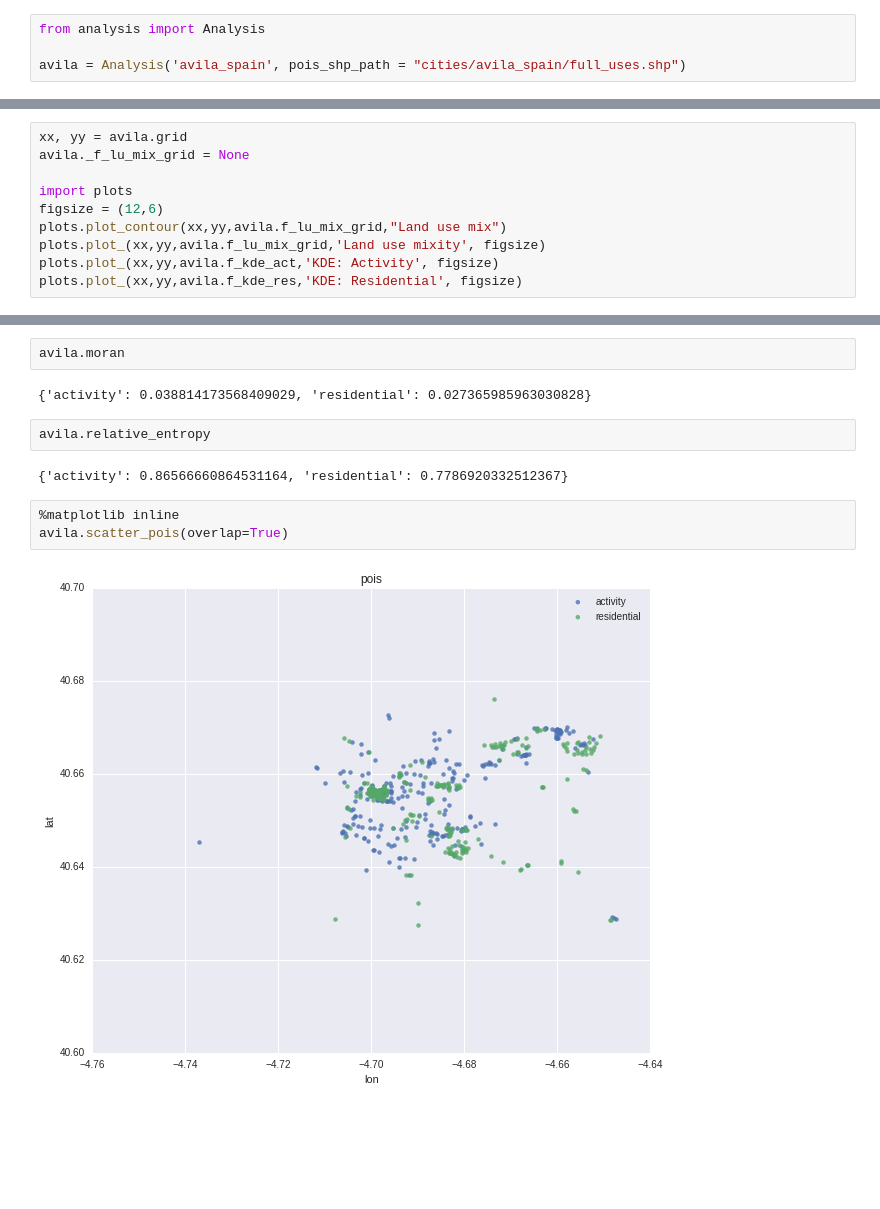
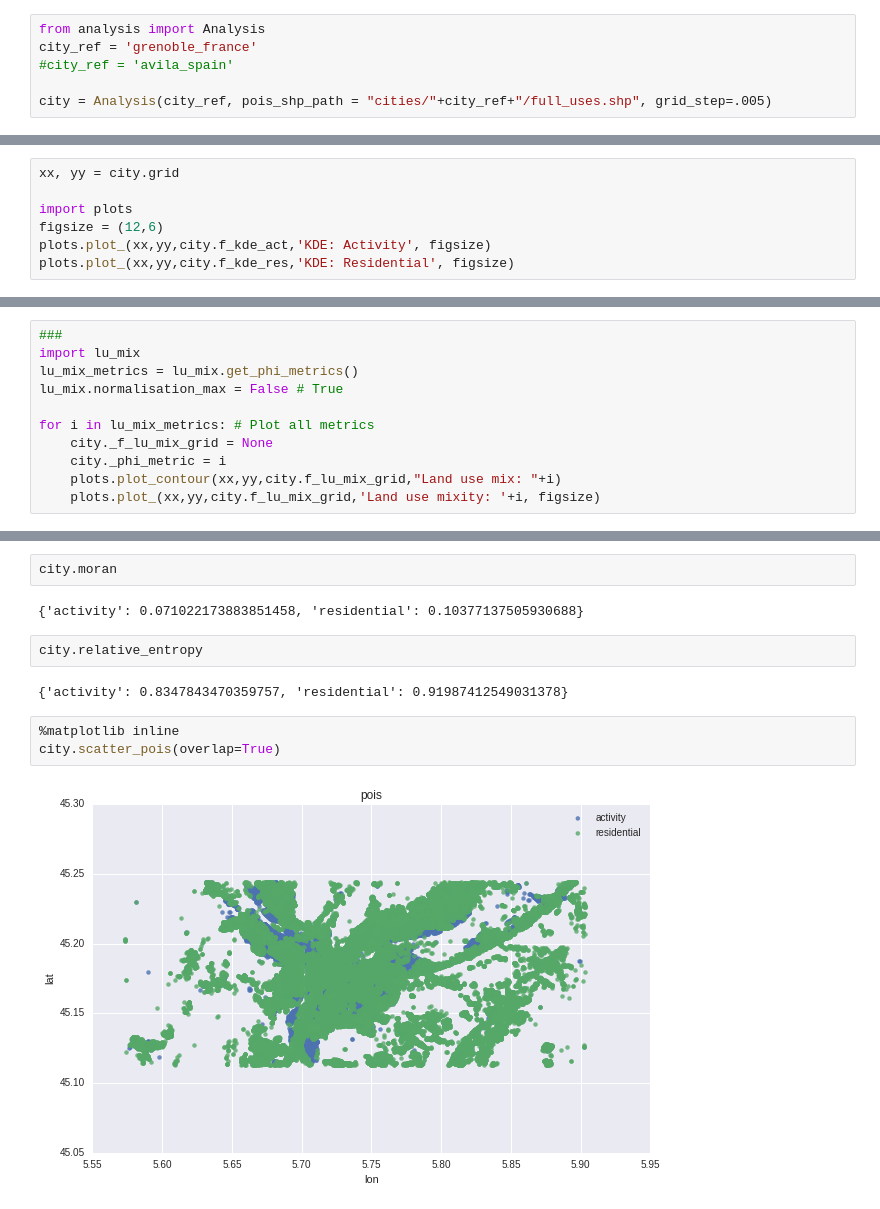
Before and after one commit to martibosch/landusemix, a Jupyter notebook: urban_analysis/notebooks/analysis_example.ipynb, the cells around one changed output, grey strips where cells are left out. Cells and saved outputs as stored; diff of their text form; blank space fills up the shorter version.

```diff
--- a/urban_analysis/notebooks/analysis_example.ipynb
+++ b/urban_analysis/notebooks/analysis_example.ipynb
@@ -18,5 +15,7 @@ The autoreload extension is already loaded. To reload it, use:
 # %%
 from analysis import Analysis
+city_ref = 'grenoble_france'
+#city_ref = 'avila_spain'
 
-avila = Analysis('avila_spain', pois_shp_path = "cities/avila_spain/full_uses.shp")
+city = Analysis(city_ref, pois_shp_path = "cities/"+city_ref+"/full_uses.shp", grid_step=.005)
 # %% [output]
@@ -74,11 +59,8 @@ plt.show()
 # %%
-xx, yy = avila.grid
-avila._f_lu_mix_grid = None
+xx, yy = city.grid
 
 import plots
 figsize = (12,6)
-plots.plot_contour(xx,yy,avila.f_lu_mix_grid,"Land use mix")
-plots.plot_(xx,yy,avila.f_lu_mix_grid,'Land use mixity', figsize)
-plots.plot_(xx,yy,avila.f_kde_act,'KDE: Activity', figsize)
-plots.plot_(xx,yy,avila.f_kde_res,'KDE: Residential', figsize)
+plots.plot_(xx,yy,city.f_kde_act,'KDE: Activity', figsize)
+plots.plot_(xx,yy,city.f_kde_res,'KDE: Residential', figsize)
 # %% [output]
@@ -88,0 +69,11 @@ plots.plot_(xx,yy,avila.f_kde_res,'KDE: Residential', figsize)
+# %%
+###
+import lu_mix
+lu_mix_metrics = lu_mix.get_phi_metrics()
+lu_mix.normalisation_max = False # True
+
+for i in lu_mix_metrics: # Plot all metrics
+    city._f_lu_mix_grid = None
+    city._phi_metric = i
+    plots.plot_contour(xx,yy,city.f_lu_mix_grid,"Land use mix: "+i)
+    plots.plot_(xx,yy,city.f_lu_mix_grid,'Land use mixity: '+i, figsize)
@@ -93,13 +99,13 @@ avila.lu_mix
 # %%
-avila.moran
+city.moran
 # %% [output]
-{'activity': 0.038814173568409029, 'residential': 0.027365985963030828}
+{'activity': 0.071022173883851458, 'residential': 0.10377137505930688}
 # %%
-avila.relative_entropy
+city.relative_entropy
 # %% [output]
-{'activity': 0.86566660864531164, 'residential': 0.7786920332512367}
+{'activity': 0.8347843470359757, 'residential': 0.91987412549031378}
 # %%
 %matplotlib inline
-avila.scatter_pois(overlap=True)
+city.scatter_pois(overlap=True)
 # %% [output]
-[figure, old version]
+[figure, new version]
```
Also changed, not shown: parts of 8 cells of this notebook, 2 other files.
